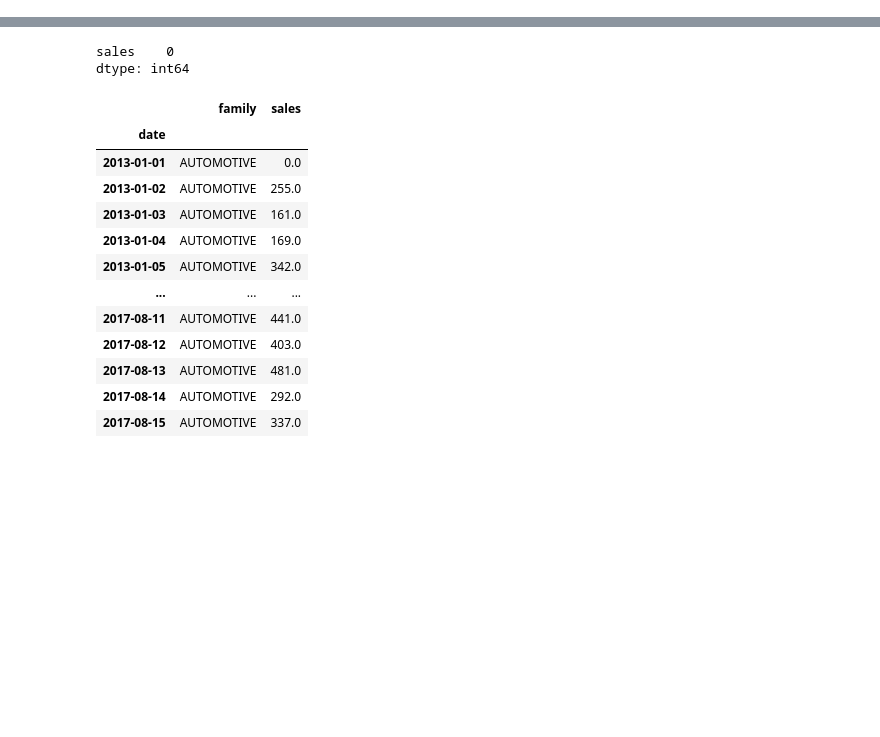
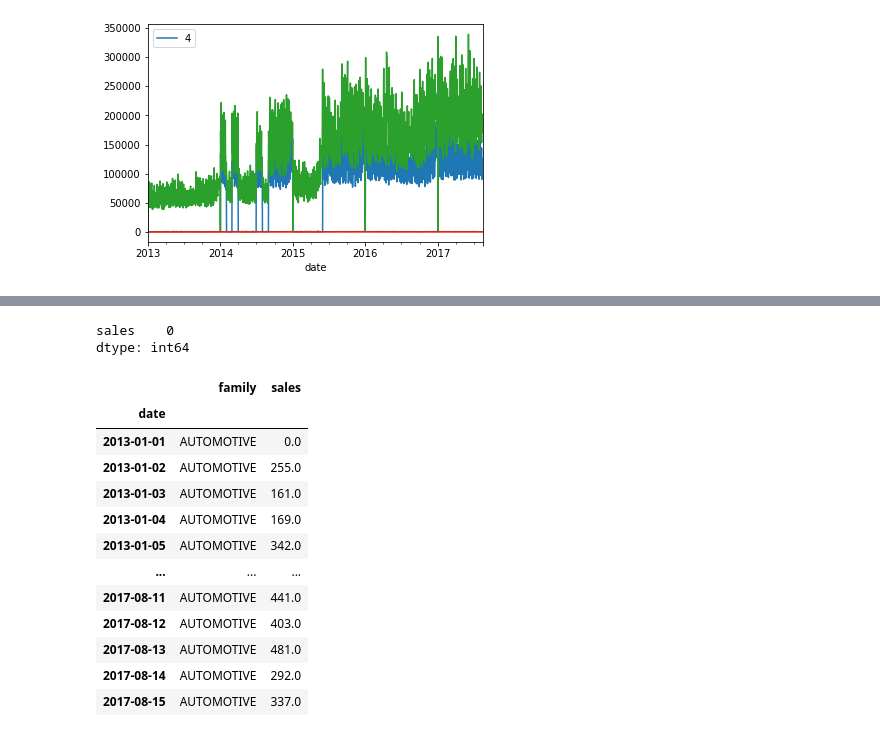
Before and after one commit to matheusfsa/time_series_kedro, a Jupyter notebook: notebooks/eda.ipynb, the cells around one changed output, grey strips where cells are left out. Saved outputs shown, nothing was run; the diff lists cells and outputs as text; code cells hidden in the pictures; blank space fills up the shorter version.

```diff
--- a/notebooks/eda.ipynb
+++ b/notebooks/eda.ipynb
@@ -19,0 +44,8 @@ transactions = catalog.load("transactions")
+# %%
+import matplotlib.pyplot as plt
+fig, ax = plt.subplots()
+for i, serie_id in enumerate(series_ids):
+    prepared_data[prepared_data.family == serie_id].set_index("date").sales.plot(ax=ax)
+    ax.legend(f"{i+1}")
+# %% [output]
+[figure, added]
```
Also changed, not shown: parts of 16 cells of this notebook, 7 other files.
